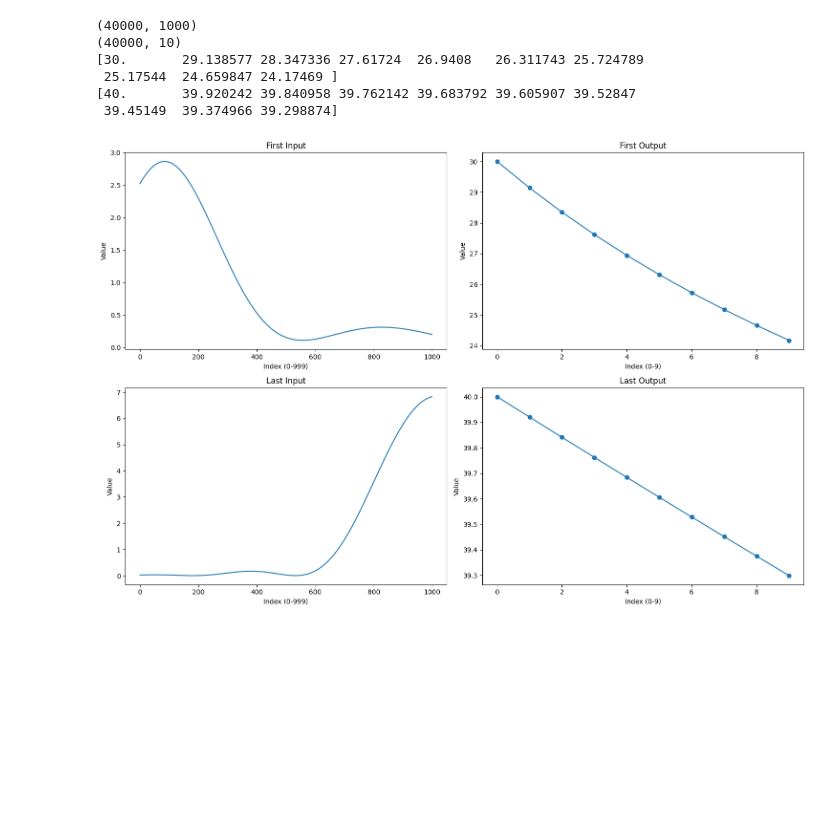
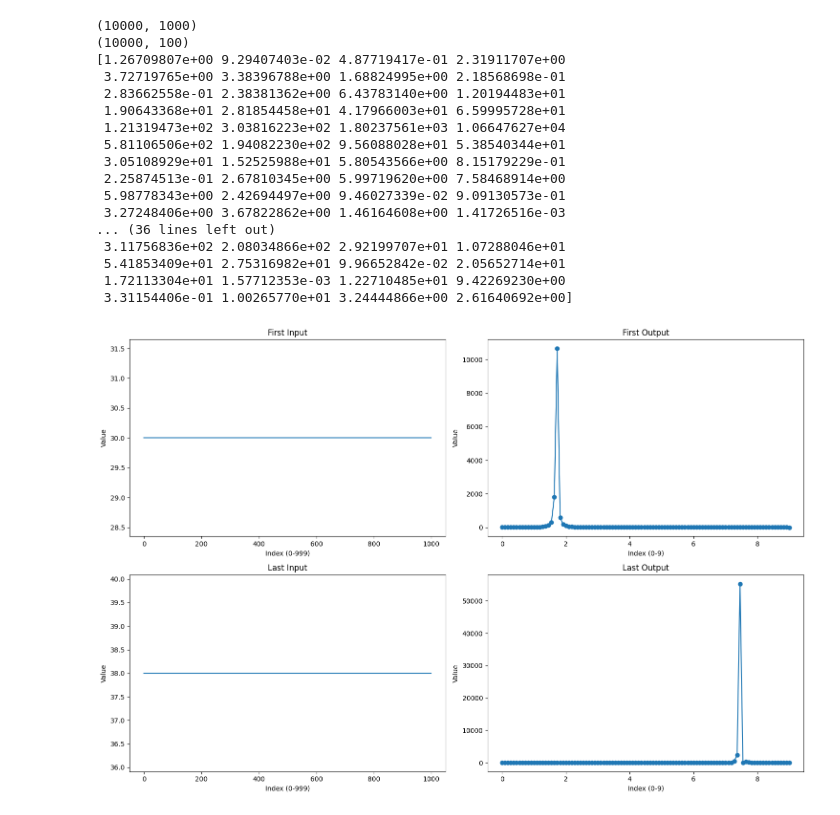
Before and after one commit to Xo1otl/mictlan, a Jupyter notebook: research/syuron/examples/train.ipynb, the cells around one changed output. Cells and saved outputs as stored; diff of their text form; code cells hidden in the pictures; blank space fills up the shorter version.

```diff
--- a/research/syuron/examples/train.ipynb
+++ b/research/syuron/examples/train.ipynb
@@ -5,8 +5,8 @@ from syuron import dataset
 from workspace import path
 import tensorflow as tf
 
-filepath = path.Path("research/syuron/dataset/chirped_scaled2.tfrecord")
-ds = dataset.load(filepath, 40000)
+filepath = path.Path("research/syuron/dataset/fixed.tfrecord")
+ds = dataset.load(filepath, 50000)
 batch = next(iter(ds))
 inputs, outputs = batch
 print(inputs.shape)
@@ -19,49 +19,58 @@ first_input = inputs[0]
 first_output = outputs[0]
 last_input = inputs[-1]
 last_output = outputs[-1]
-print(first_output)
-print(last_output)
 
 # 横軸を作成
 input_x = jnp.linspace(0, 999, 1000)
-output_x = jnp.linspace(0, 9, 10)
+output_x = jnp.linspace(0, 9, 100)
 
 # プロットを作成
 fig, axs = plt.subplots(2, 2, figsize=(15, 10))
 
 # 最初のinputをプロット
 axs[0, 0].plot(input_x, first_input)
 axs[0, 0].set_title('First Input')
 axs[0, 0].set_xlabel('Index (0-999)')
 axs[0, 0].set_ylabel('Value')
 
 # 最初のoutputをプロット
 axs[0, 1].plot(output_x, first_output, 'o-')
 axs[0, 1].set_title('First Output')
 axs[0, 1].set_xlabel('Index (0-9)')
 axs[0, 1].set_ylabel('Value')
 
 # 最後のinputをプロット
 axs[1, 0].plot(input_x, last_input)
 axs[1, 0].set_title('Last Input')
 axs[1, 0].set_xlabel('Index (0-999)')
 axs[1, 0].set_ylabel('Value')
 
 # 最後のoutputをプロット
 axs[1, 1].plot(output_x, last_output, 'o-')
 axs[1, 1].set_title('Last Output')
 axs[1, 1].set_xlabel('Index (0-9)')
 axs[1, 1].set_ylabel('Value')
 
 plt.tight_layout()
 plt.show()
 # %% [output]
-(40000, 1000)
-(40000, 10)
-[30.       29.138577 28.347336 27.61724  26.9408   26.311743 25.724789
- 25.17544  24.659847 24.17469 ]
-[40.       39.920242 39.840958 39.762142 39.683792 39.605907 39.52847
- 39.45149  39.374966 39.298874]
+(10000, 1000)
+(10000, 100)
+[1.26709807e+00 9.29407403e-02 4.87719417e-01 2.31911707e+00
+ 3.72719765e+00 3.38396788e+00 1.68824995e+00 2.18568698e-01
+ 2.83662558e-01 2.38381362e+00 6.43783140e+00 1.20194483e+01
+ 1.90643368e+01 2.81854458e+01 4.17966003e+01 6.59995728e+01
+ 1.21319473e+02 3.03816223e+02 1.80237561e+03 1.06647627e+04
+ 5.81106506e+02 1.94082230e+02 9.56088028e+01 5.38540344e+01
+ 3.05108929e+01 1.52525988e+01 5.80543566e+00 8.15179229e-01
+ 2.25874513e-01 2.67810345e+00 5.99719620e+00 7.58468914e+00
+ 5.98778343e+00 2.42694497e+00 9.46027339e-02 9.09130573e-01
+ 3.27248406e+00 3.67822862e+00 1.46164608e+00 1.41726516e-03
+... (36 lines left out)
+ 3.11756836e+02 2.08034866e+02 2.92199707e+01 1.07288046e+01
+ 5.41853409e+01 2.75316982e+01 9.96652842e-02 2.05652714e+01
+ 1.72113304e+01 1.57712353e-03 1.22710485e+01 9.42269230e+00
+ 3.31154406e-01 1.00265770e+01 3.24444866e+00 2.61640692e+00]
-[figure, old version]
+[figure, new version]
 # %%
 from syuron import dataset
```
Also changed, not shown: parts of 2 cells of this notebook, 9 other files.
